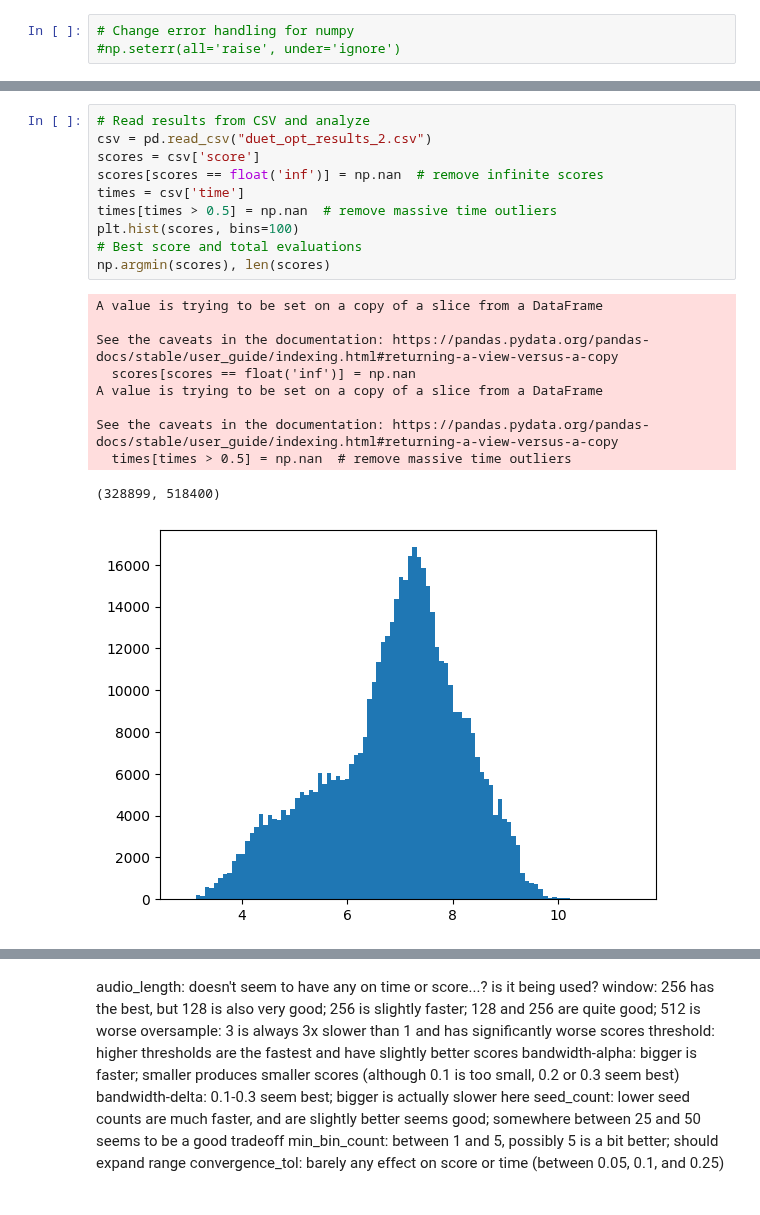
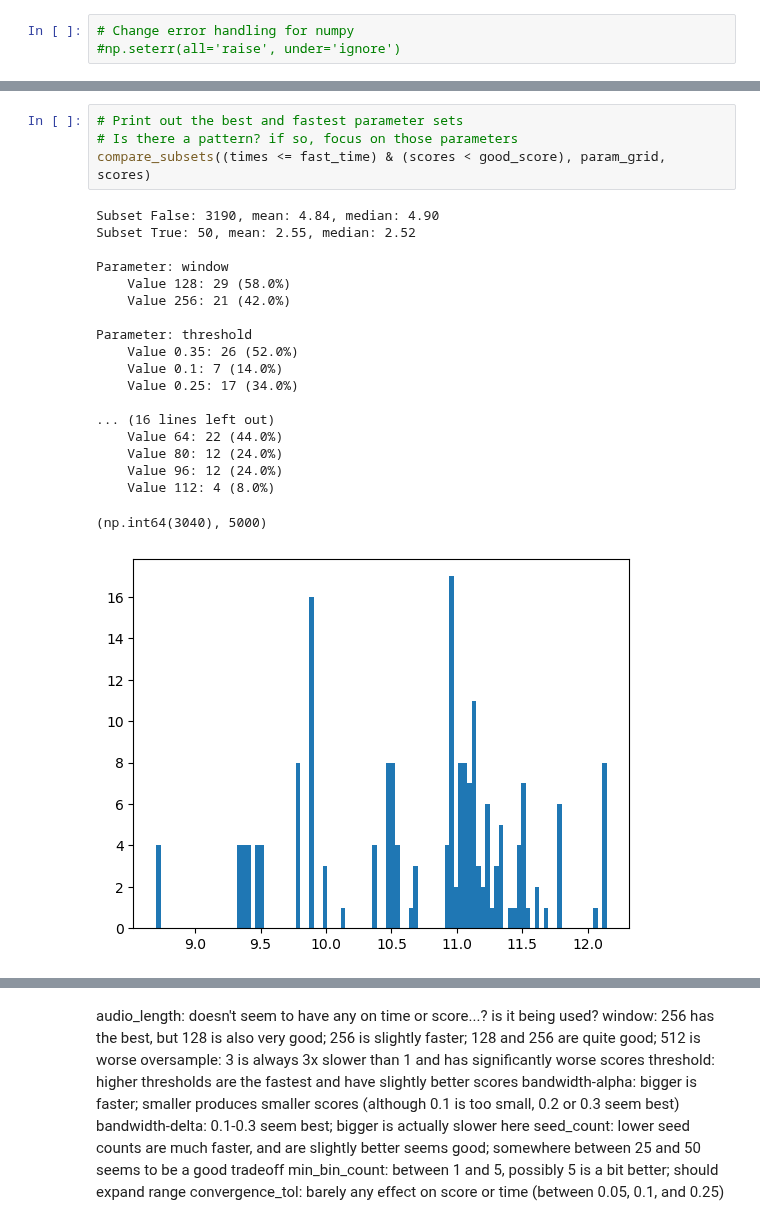
Before and after one commit to MoravianUniversity/duet, a Jupyter notebook: python/duet-opt.ipynb, the cells around one changed output, grey strips where cells are left out. Cells and saved outputs as stored; diff of their text form.

```diff
--- a/python/duet-opt.ipynb
+++ b/python/duet-opt.ipynb
@@ -292,24 +416,29 @@ len(fast)
+# %%
+# Print out the best and fastest parameter sets
+# Is there a pattern? if so, focus on those parameters
+compare_subsets((times <= fast_time) & (scores < good_score), param_grid, scores)
+# %% [output]
+Subset False: 3190, mean: 4.84, median: 4.90
+Subset True: 50, mean: 2.55, median: 2.52
+
+Parameter: window
+    Value 128: 29 (58.0%)
+    Value 256: 21 (42.0%)
+
+Parameter: threshold
+    Value 0.35: 26 (52.0%)
+    Value 0.1: 7 (14.0%)
+    Value 0.25: 17 (34.0%)
+
+... (16 lines left out)
+    Value 64: 22 (44.0%)
+    Value 80: 12 (24.0%)
+    Value 96: 12 (24.0%)
+    Value 112: 4 (8.0%)
 # %%
-# Read results from CSV and analyze
-csv = pd.read_csv("duet_opt_results_2.csv")
-scores = csv['score']
-scores[scores == float('inf')] = np.nan  # remove infinite scores
-times = csv['time']
-times[times > 0.5] = np.nan  # remove massive time outliers
-plt.hist(scores, bins=100)
-# Best score and total evaluations
-np.argmin(scores), len(scores)
 # %% [output]
-A value is trying to be set on a copy of a slice from a DataFrame
-
-See the caveats in the documentation: https://pandas.pydata.org/pandas-docs/stable/user_guide/indexing.html#returning-a-view-versus-a-copy
-  scores[scores == float('inf')] = np.nan
-A value is trying to be set on a copy of a slice from a DataFrame
-
-See the caveats in the documentation: https://pandas.pydata.org/pandas-docs/stable/user_guide/indexing.html#returning-a-view-versus-a-copy
-  times[times > 0.5] = np.nan  # remove massive time outliers
+(np.int64(3040), 5000)
-(328899, 518400)
-[figure, old version]
+[figure, new version]
 # %%
 # Make a copy that replaces NaNs with a large value for sorting
 scores_x = scores.copy()
```
Also changed, not shown: parts of 24 cells of this notebook, 1 other file.
